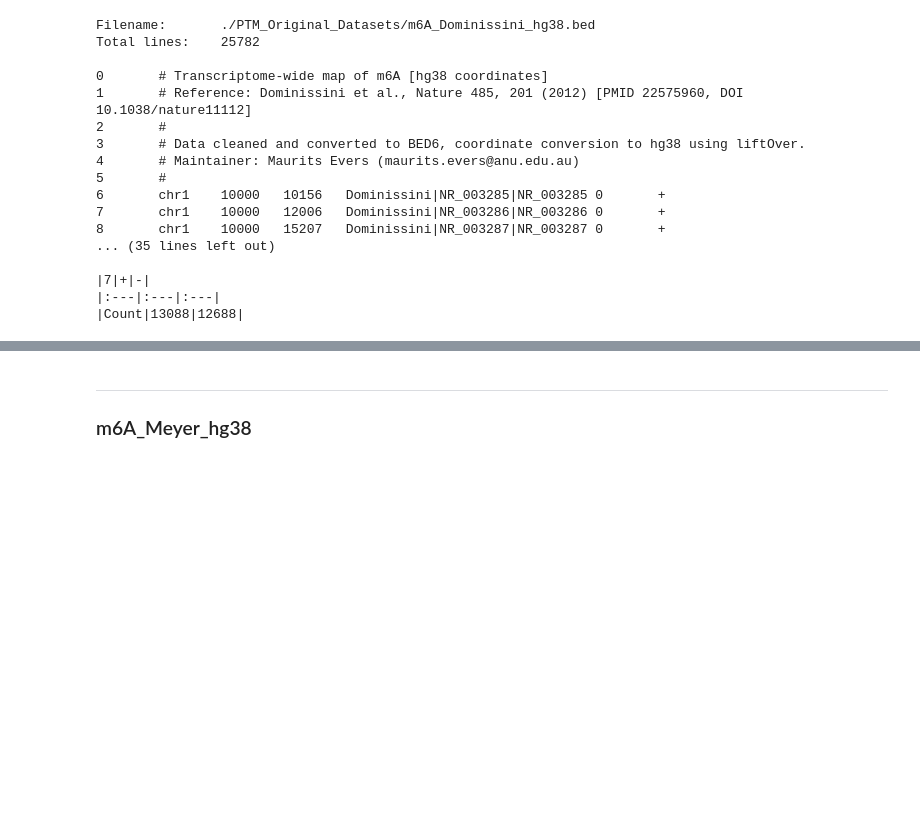
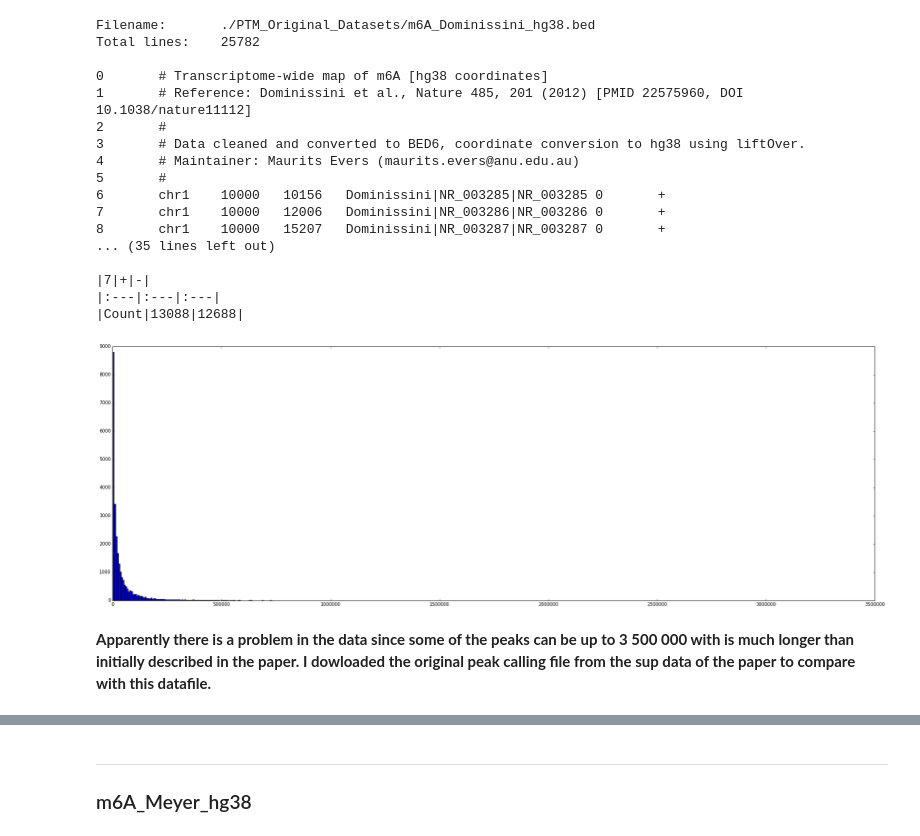
Before and after one commit to a-slide/iPython-Notebook, a Jupyter notebook: Notebooks/2016_05_23_Epi2_pilot_datasets_analysis.ipynb, the cells around one changed output, grey strips where cells are left out. Saved outputs shown, nothing was run; the diff lists cells and outputs as text; code cells hidden in the pictures; blank space fills up the shorter version.

```diff
--- a/Notebooks/2016_05_23_Epi2_pilot_datasets_analysis.ipynb
+++ b/Notebooks/2016_05_23_Epi2_pilot_datasets_analysis.ipynb
@@ -1053,3 +1067,9 @@ Total lines:    25782
 |7|+|-|
 |:---|:---|:---|
 |Count|13088|12688|
+# %%
+distrib_peak_len(infile, normed=False, bins=500)
+# %% [output]
+[figure, added]
+# %% [markdown]
+**Apparently there is a problem in the data since some of the peaks can be up to 3 500 000 with is much longer than initially described in the paper. I dowloaded the original peak calling file from the sup data of the paper to compare with this datafile.**
```
Also changed, not shown: parts of 50 cells of this notebook.
